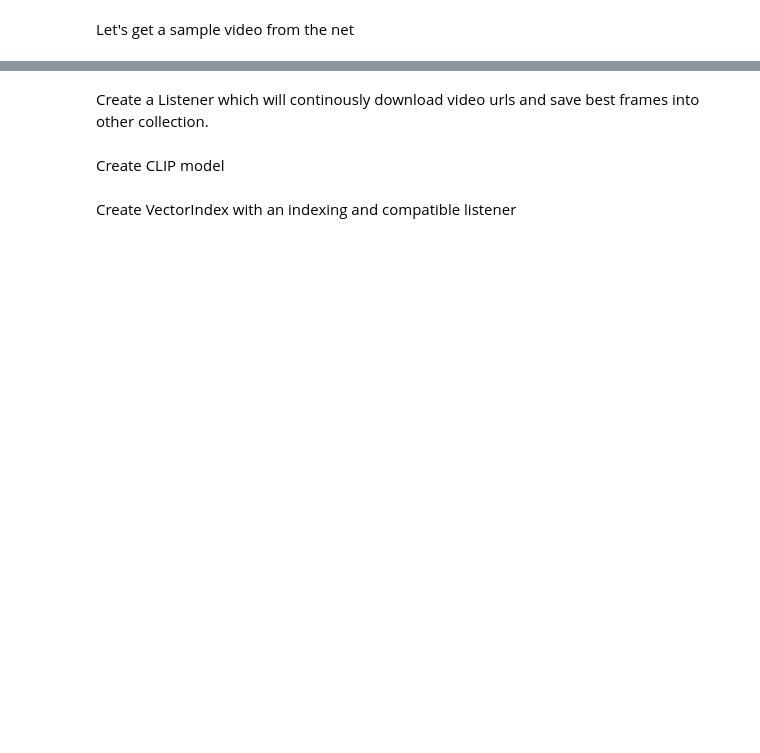
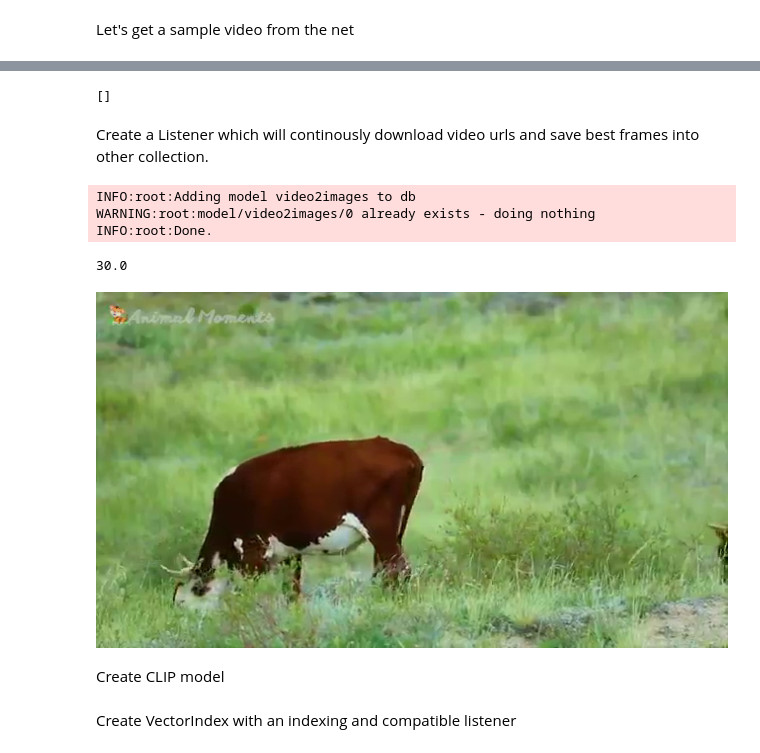
Before and after one commit to mbaosama/superduper-community-apps, a Jupyter notebook: video_search.ipynb, the cells around one changed output, grey strips where cells are left out. Saved outputs shown, nothing was run; the diff lists cells and outputs as text; code cells hidden in the pictures; blank space fills up the shorter version.

Commit message:
Add features to support simple insertion of video-uris

```diff
--- a/video_search.ipynb
+++ b/video_search.ipynb
@@ -45,3 +47,12 @@ mongodb_uri = os.getenv("MONGODB_URI","mongomock://test")
 # Super-Duper your Database!
 from superduperdb import superduper
 db = superduper(mongodb_uri)
+# %%
+from superduperdb.container.encoder import Encoder
+
+vid_enc = Encoder(
+    identifier='video_on_file',
+    load_hybrid=False,
+)
+
+db.add(vid_enc)
@@ -54 +76,5 @@ db.execute(Collection('video_frames').insert_many([D({'uri':url})]))
+# %%
+list(db.execute(Collection('video_frames').find()))
+# %% [output]
+[]
 # %%
@@ -119,15 +117,29 @@ Create a Listener which will continously download video urls and save best frame
 # %%
 from superduperdb.container.listener import Listener
 
-!mkdir .videos
+video2images = Model(
+    identifier='video2images',
+    object=video2images,
+    flatten=True,
+    model_update_kwargs={'document_embedded': False},
+    output_schema=Schema(identifier='myschema', fields={'image': pil_image})
+)
 
-video2images = Model(identifier='video2images', object=Video2Images(), flatten=True, model_update_kwargs={'document_embedded':False}, output_schema=s)
 db.add(
    Listener(
        model=video2images,
-       select=Collection(name='video_frames').find(),
-       key='uri',
+       select=Collection(name='videos').find(),
+       key='video',
    )
 )
+# %% [output]
+INFO:root:Adding model video2images to db
+WARNING:root:model/video2images/0 already exists - doing nothing
+INFO:root:Done.
+30.0
+# %%
+db.execute(Collection('_outputs.video.video2images').find_one()).unpack()['_outputs']['video']['video2images']['image']
+# %% [output]
+[figure, added]
 # %% [markdown]
 Create CLIP model
```
Also changed, not shown: parts of 17 cells of this notebook.
